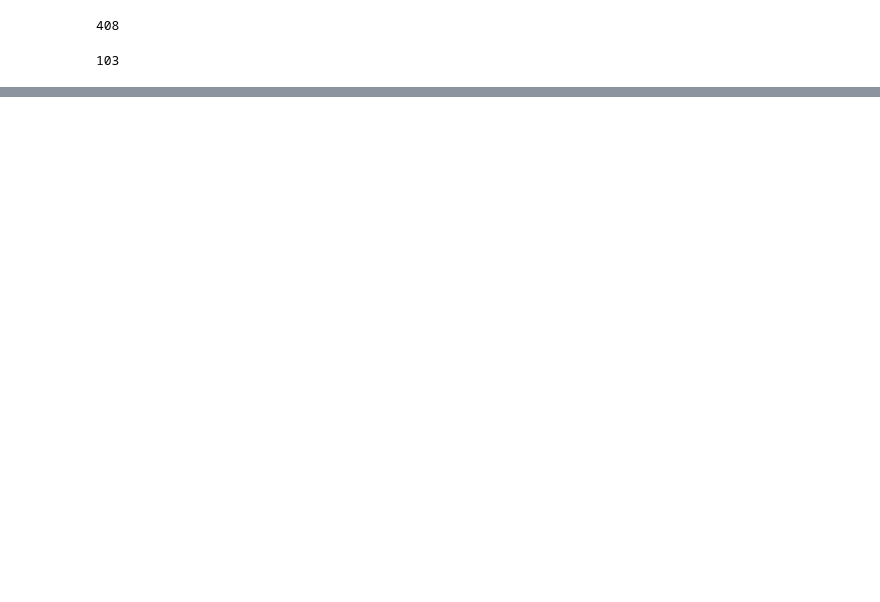
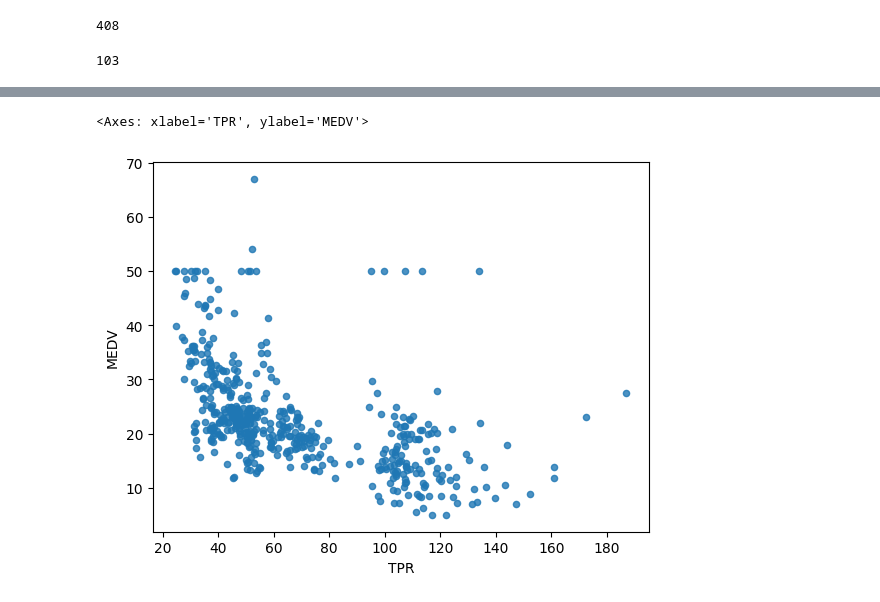
Before and after one commit to frankuard/Training-Model-for-Real-Estate-Data, a Jupyter notebook: main.ipynb, the cells around one changed output, grey strips where cells are left out. Drawn from its saved outputs; the diff is of its cells as text; code cells hidden in the pictures; blank space fills up the shorter version.

```diff
--- a/main.ipynb
+++ b/main.ipynb
@@ -136,0 +193,2 @@ len(X_test)
+# %%
+housing['TPR'] = housing['TAX']/housing['RM']
@@ -136,0 +224,5 @@ len(X_test)
+# %%
+housing.plot(kind="scatter", x="TPR", y="MEDV", alpha=0.8)
+# %% [output]
+<Axes: xlabel='TPR', ylabel='MEDV'>
+[figure, added]
```
Also changed, not shown: parts of 12 cells of this notebook.
